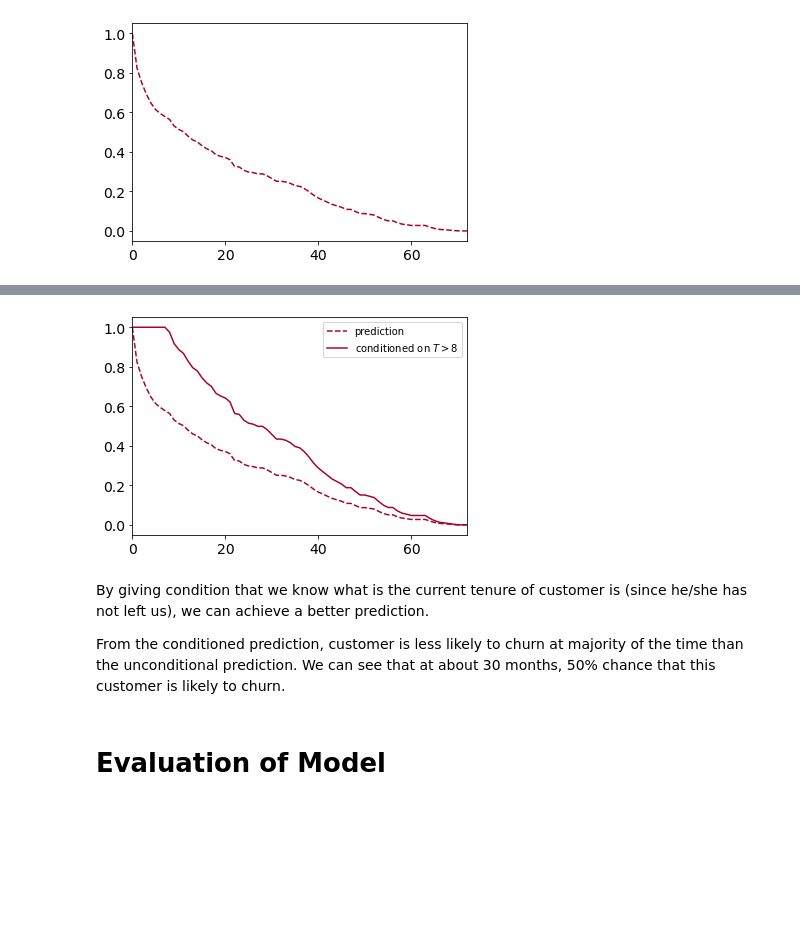
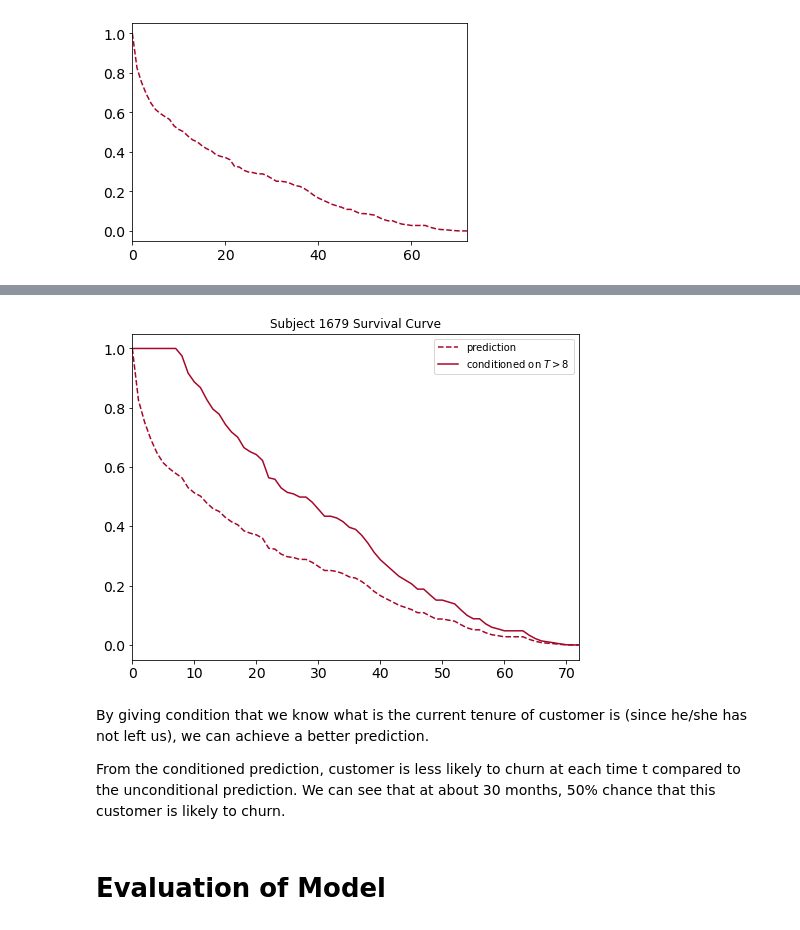
Before and after one commit to AilingLiu/Survival_analysis, a Jupyter notebook: Use_Survival_analysis_to_Estimate_Customer_Churn_Rate.ipynb, the cells around one changed output, grey strips where cells are left out. Drawn from its saved outputs; the diff is of its cells as text; code cells hidden in the pictures; blank space fills up the shorter version.

```diff
--- a/Use_Survival_analysis_to_Estimate_Customer_Churn_Rate.ipynb
+++ b/Use_Survival_analysis_to_Estimate_Customer_Churn_Rate.ipynb
@@ -343,2 +369,5 @@ preds[subject].plot(ls="--", color="#A60628", label="prediction");
 # %%
-conditioned_sf = preds.apply(lambda c: (c / c.loc[preds.loc[c.name, 'tenure']]).clip_upper(1))
+#take the survival probability from the prediction at the time t corresponding to
+# the tenure from testset of each customer
+# clip the values exceeding 1
+conditioned_prediction = preds.apply(lambda c: (c / c.loc[testset.loc[c.name, 'tenure']]).clip_upper(1))
@@ -360,13 +418,15 @@ Name: 1679, Length: 65, dtype: float64
 # %%
 subject = 1679
+plt.figure(figsize=(8, 6))
 preds[subject].plot(ls="--", color="#A60628", label="prediction");
-conditioned_sf[subject].plot(color="#A60628", label="conditioned on $T>8$")
+conditioned_prediction[subject].plot(color="#A60628", label="conditioned on $T>8$")
+plt.title('Subject 1679 Survival Curve')
 plt.legend();
 # %% [output]
-[figure, old version]
+[figure, new version]
 # %% [markdown]
 By giving condition that we know what is the current tenure of customer is (since he/she has not left us), we can achieve a better prediction.
 
-From the conditioned prediction, customer is less likely to churn at majority of the time than the unconditional prediction. We can see that at about 30 months, 50% chance that this customer is likely to churn.
+From the conditioned prediction, customer is less likely to churn at each time t compared to the unconditional prediction. We can see that at about 30 months, 50% chance that this customer is likely to churn.
 # %% [markdown]
 # Evaluation of Model
```
Also changed, not shown: parts of 11 cells of this notebook.
